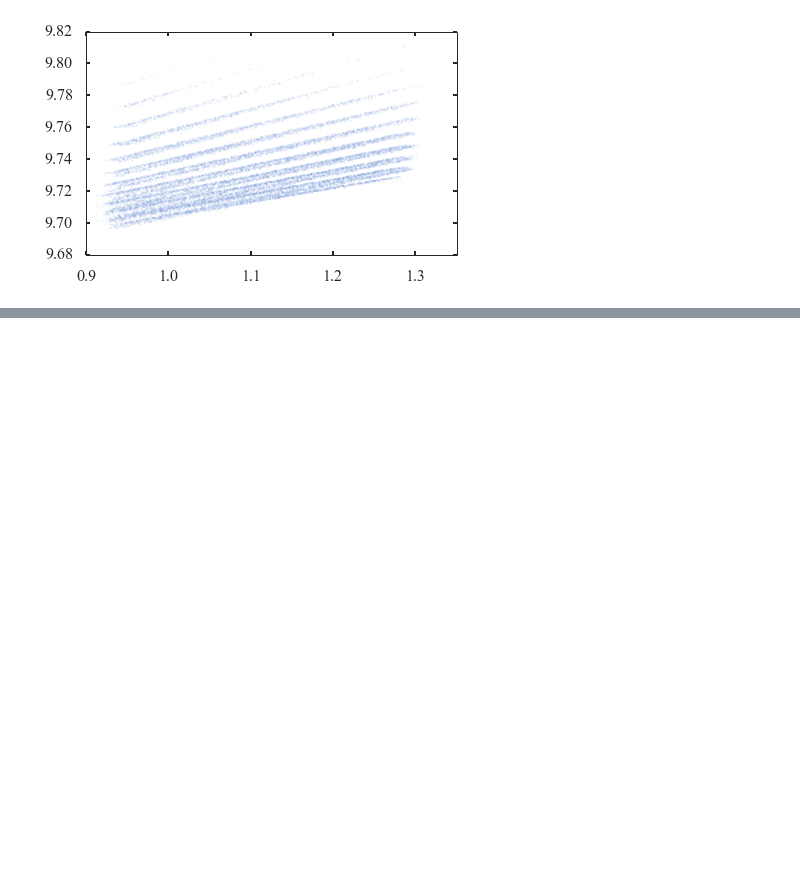
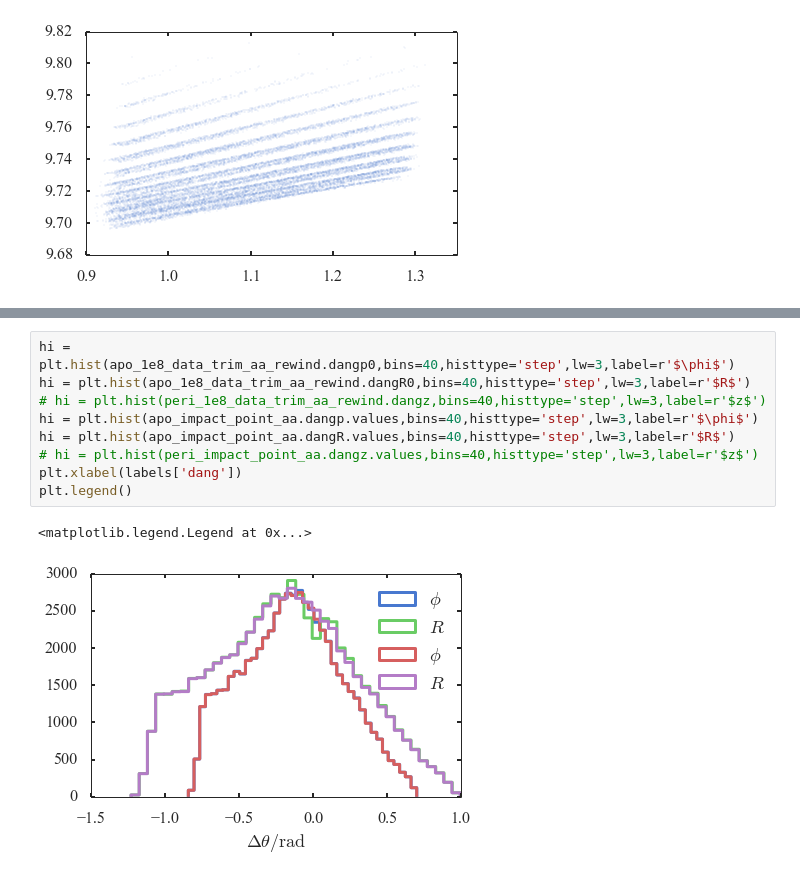
Before and after one commit to jobovy/streamgap-aa, a Jupyter notebook: py/GapsAngleFreq.ipynb, the cells around one changed output, grey strips where cells are left out. Drawn from its saved outputs; the diff is of its cells as text; blank space fills up the shorter version.

```diff
--- a/py/GapsAngleFreq.ipynb
+++ b/py/GapsAngleFreq.ipynb
@@ -312,0 +389,12 @@ plt.plot(peri_data_trim_aa['angp'],peri_data_trim_aa['Omp'],'.',ms=1)
+# %%
+hi = plt.hist(apo_1e8_data_trim_aa_rewind.dangp0,bins=40,histtype='step',lw=3,label=r'$\phi$')
+hi = plt.hist(apo_1e8_data_trim_aa_rewind.dangR0,bins=40,histtype='step',lw=3,label=r'$R$')
+# hi = plt.hist(peri_1e8_data_trim_aa_rewind.dangz,bins=40,histtype='step',lw=3,label=r'$z$')
+hi = plt.hist(apo_impact_point_aa.dangp.values,bins=40,histtype='step',lw=3,label=r'$\phi$')
+hi = plt.hist(apo_impact_point_aa.dangR.values,bins=40,histtype='step',lw=3,label=r'$R$')
+# hi = plt.hist(peri_impact_point_aa.dangz.values,bins=40,histtype='step',lw=3,label=r'$z$')
+plt.xlabel(labels['dang'])
+plt.legend()
+# %% [output]
+<matplotlib.legend.Legend at 0x...>
+[figure, added]
```
Also changed, not shown: parts of 35 cells of this notebook.
